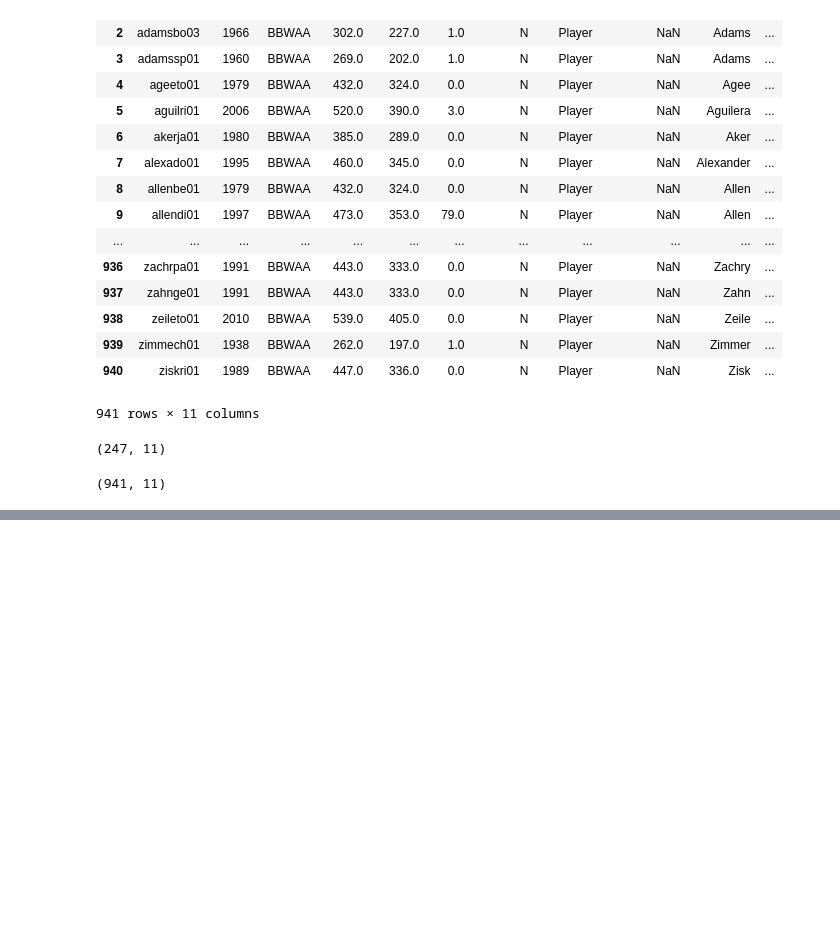
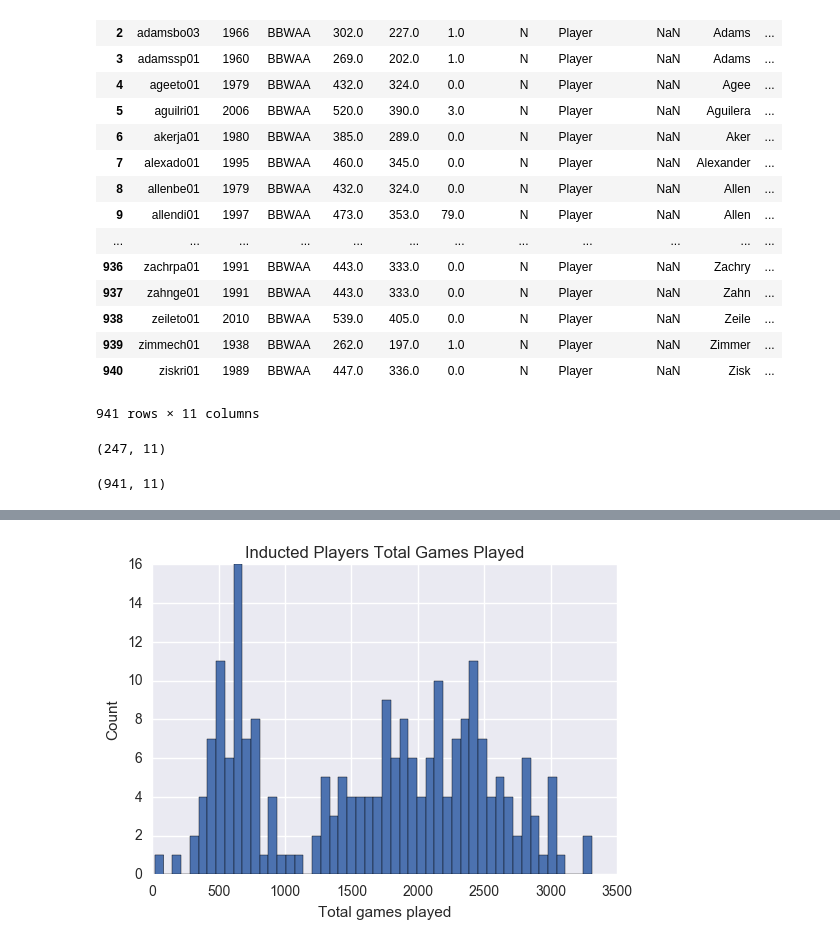
Before and after one commit to hueykwik/baseballhof, a Jupyter notebook: Baseball Exploration.ipynb, the cells around one changed output, grey strips where cells are left out. Drawn from its saved outputs; the diff is of its cells as text; code cells hidden in the pictures; blank space fills up the shorter version.

```diff
--- a/Baseball Exploration.ipynb
+++ b/Baseball Exploration.ipynb
@@ -214,3 +218,6 @@ inducted_players.shape
 non_inducted_players.shape
 # %% [output]
 (941, 11)
+# %%
+appearances = pd.read_csv("baseballdatabank-master/core/Appearances.csv")
+appearances.head()
@@ -216,0 +231,5 @@ non_inducted_players.shape
+# %%
+appearances_total = appearances.groupby('playerID', as_index=False).sum()
+
+del appearances_total['yearID']
+appearances_total.head()
@@ -216,0 +243,3 @@ non_inducted_players.shape
+# %%
+inducted_players = pd.merge(inducted_players, appearances_total, on='playerID')
+inducted_players.head()
@@ -216,0 +263,10 @@ non_inducted_players.shape
+# %%
+def plot_total_games(df, title):
+    ax = df['G_all'].hist(bins=50)
+    ax.set_xlabel("Total games played")
+    ax.set_ylabel("Count")
+    ax.set_title(title)
+# %%
+plot_total_games(inducted_players, "Inducted Players Total Games Played")
+# %% [output]
+[figure, added]
```
Also changed, not shown: parts of 16 cells of this notebook.
